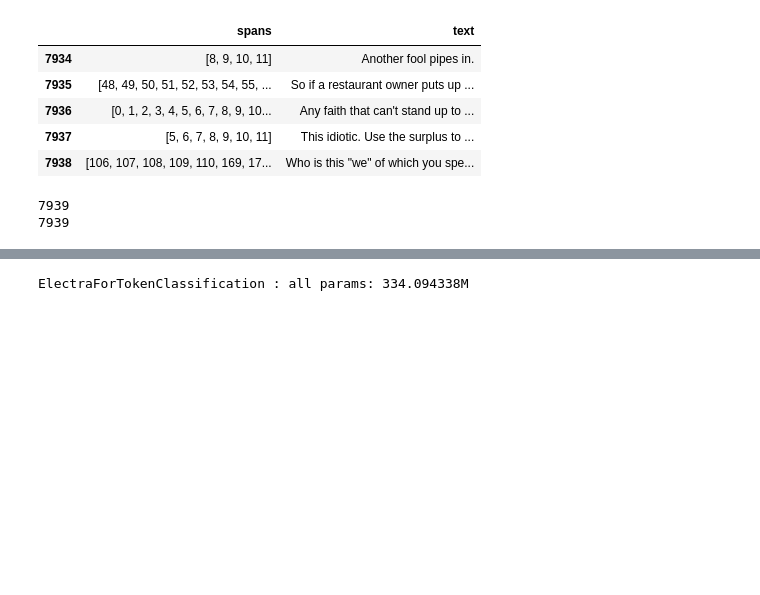
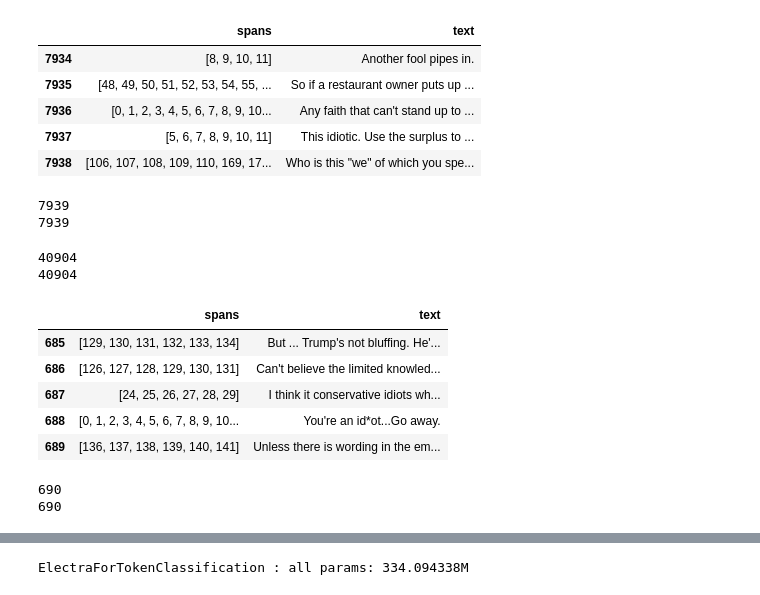
Before and after one commit to syp1997/Toxic-Spans-Detection, a Jupyter notebook: ToxicSpans.ipynb, the cells around one changed output, grey strips where cells are left out. Drawn from its saved outputs; the diff is of its cells as text; code cells hidden in the pictures; blank space fills up the shorter version.

Commit message:
train on augmented data

```diff
--- a/ToxicSpans.ipynb
+++ b/ToxicSpans.ipynb
@@ -96,0 +96,6 @@ print(len(spans_list))
+# %%
+print(len(text_list_aug))
+print(len(spans_list_aug))
+# %% [output]
+40904
+40904
@@ -96,0 +107,12 @@ print(len(spans_list))
+# %%
+tsd2 = pd.read_csv("toxic_spans/data/tsd_trial.csv")
+tsd2.text = tsd2.text.apply(lambda x:x.translate(translationTable))
+tsd2.spans = tsd2.spans.apply(literal_eval)
+tsd2.tail(5)
+# %% [output]
+|  | spans | text |
+| 685 | [129, 130, 131, 132, 133, 134] | But ... Trump's not bluffing. He'... |
+| 686 | [126, 127, 128, 129, 130, 131] | Can't believe the limited knowled... |
+| 687 | [24, 25, 26, 27, 28, 29] | I think it conservative idiots wh... |
+| 688 | [0, 1, 2, 3, 4, 5, 6, 7, 8, 9, 10... | You're an id*ot...Go away. |
+| 689 | [136, 137, 138, 139, 140, 141] | Unless there is wording in the em... |
@@ -97,3 +122,9 @@ print(len(spans_list))
+# %%
+print(len(text_valid))
+print(len(spans_valid))
+# %% [output]
+690
+690
 # %%
 model_name = "google/electra-large-discriminator"
 # %%
```
Also changed, not shown: parts of 30 cells of this notebook.
